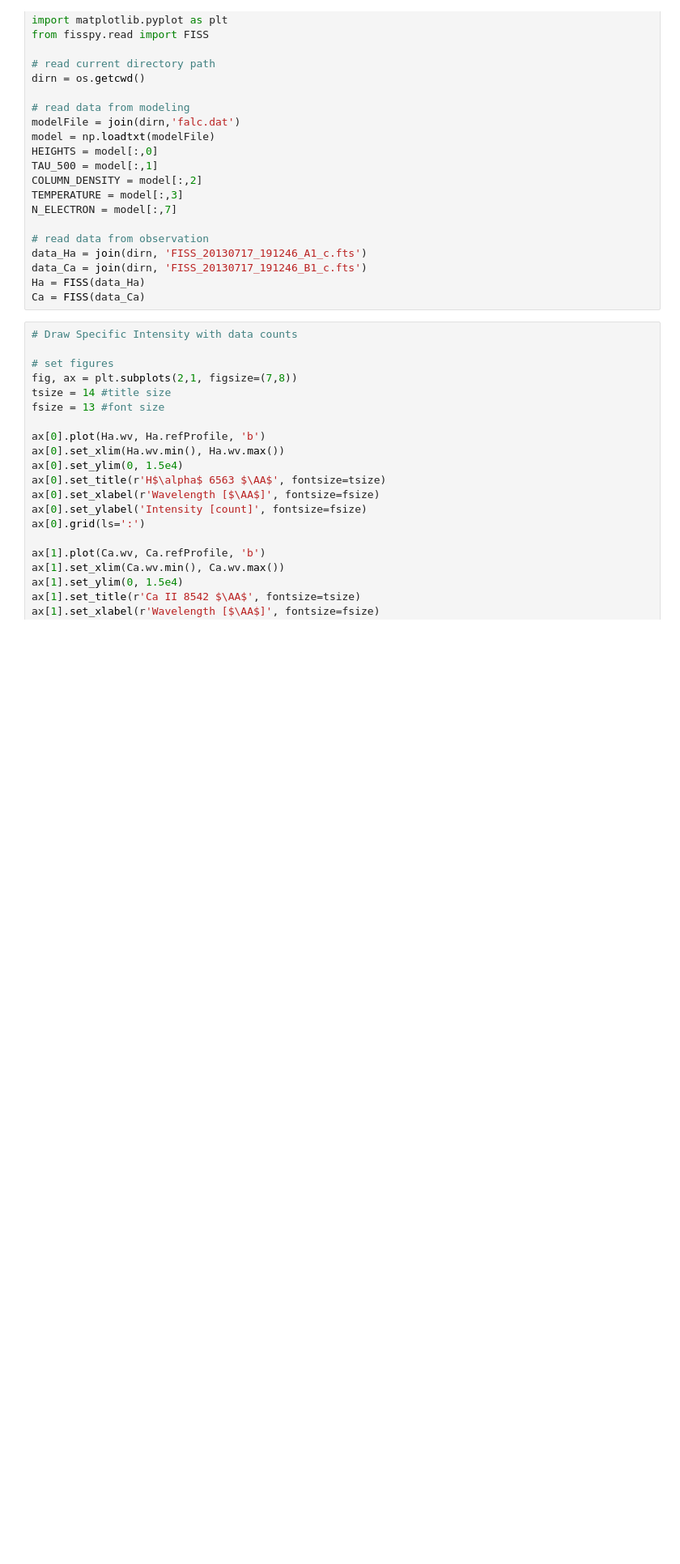
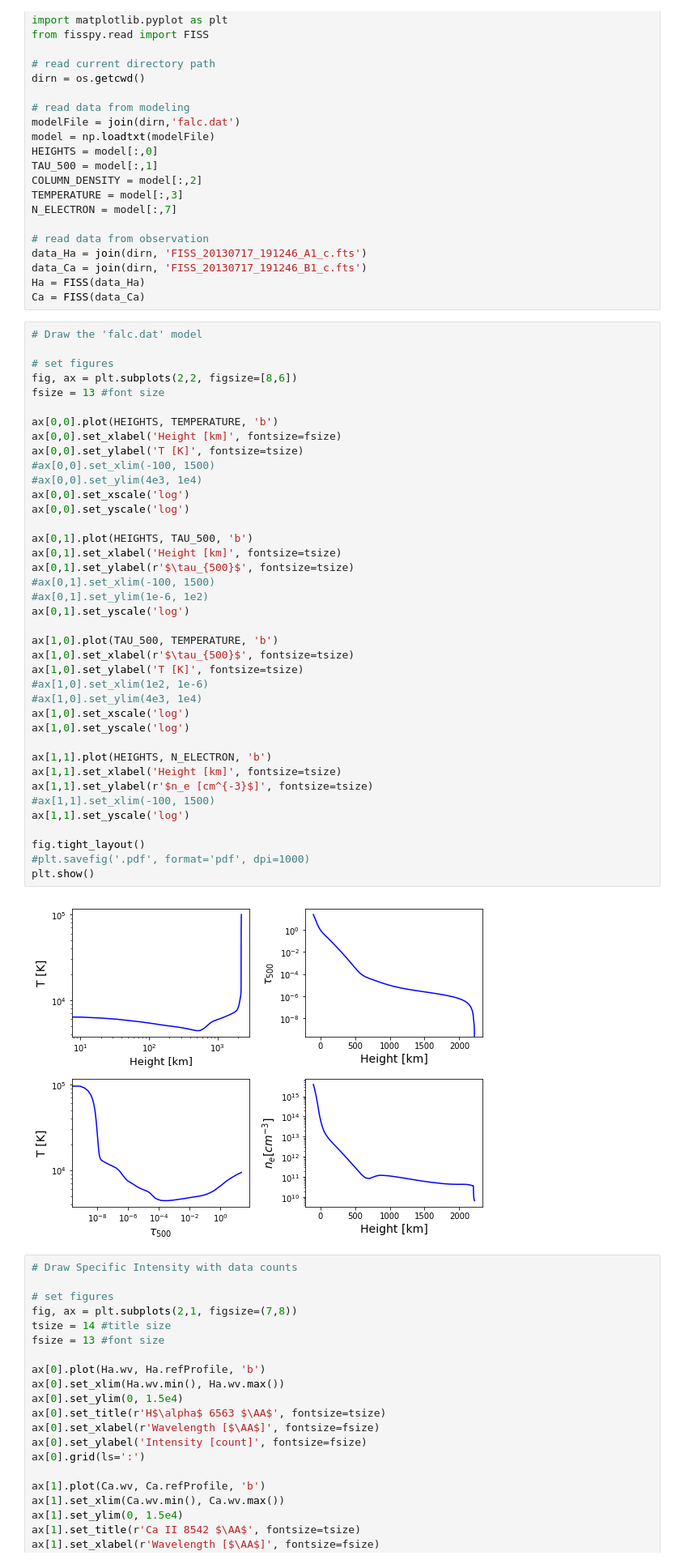
Before and after one commit to guidesk/lab2, a Jupyter notebook: lab_project_2.ipynb, the cells around one changed output. Shown: that part at 81% size. Cells and saved outputs as stored; diff of their text form; blank space fills up the shorter version.

```diff
--- a/lab_project_2.ipynb
+++ b/lab_project_2.ipynb
@@ -88,6 +88,47 @@ data_Ha = join(dirn, 'FISS_20130717_191246_A1_c.fts')
 data_Ca = join(dirn, 'FISS_20130717_191246_B1_c.fts')
 Ha = FISS(data_Ha)
 Ca = FISS(data_Ca)
+# %%
+# Draw the 'falc.dat' model
+
+# set figures
+fig, ax = plt.subplots(2,2, figsize=[8,6])
+fsize = 13 #font size
+
+ax[0,0].plot(HEIGHTS, TEMPERATURE, 'b')
+ax[0,0].set_xlabel('Height [km]', fontsize=fsize)
+ax[0,0].set_ylabel('T [K]', fontsize=tsize)
+#ax[0,0].set_xlim(-100, 1500)
+#ax[0,0].set_ylim(4e3, 1e4)
+ax[0,0].set_xscale('log')
+ax[0,0].set_yscale('log')
+
+ax[0,1].plot(HEIGHTS, TAU_500, 'b')
+ax[0,1].set_xlabel('Height [km]', fontsize=tsize)
+ax[0,1].set_ylabel(r'$\tau_{500}$', fontsize=tsize)
+#ax[0,1].set_xlim(-100, 1500)
+#ax[0,1].set_ylim(1e-6, 1e2)
+ax[0,1].set_yscale('log')
+
+ax[1,0].plot(TAU_500, TEMPERATURE, 'b')
+ax[1,0].set_xlabel(r'$\tau_{500}$', fontsize=tsize)
+ax[1,0].set_ylabel('T [K]', fontsize=tsize)
+#ax[1,0].set_xlim(1e2, 1e-6)
+#ax[1,0].set_ylim(4e3, 1e4)
+ax[1,0].set_xscale('log')
+ax[1,0].set_yscale('log')
+
+ax[1,1].plot(HEIGHTS, N_ELECTRON, 'b')
+ax[1,1].set_xlabel('Height [km]', fontsize=tsize)
+ax[1,1].set_ylabel(r'$n_e [cm^{-3}$]', fontsize=tsize)
+#ax[1,1].set_xlim(-100, 1500)
+ax[1,1].set_yscale('log')
+
+fig.tight_layout()
+#plt.savefig('.pdf', format='pdf', dpi=1000)
+plt.show()
+# %% [output]
+[figure, added]
 # %%
 # Draw Specific Intensity with data counts
 
```
Also changed, not shown: parts of 3 cells of this notebook.
